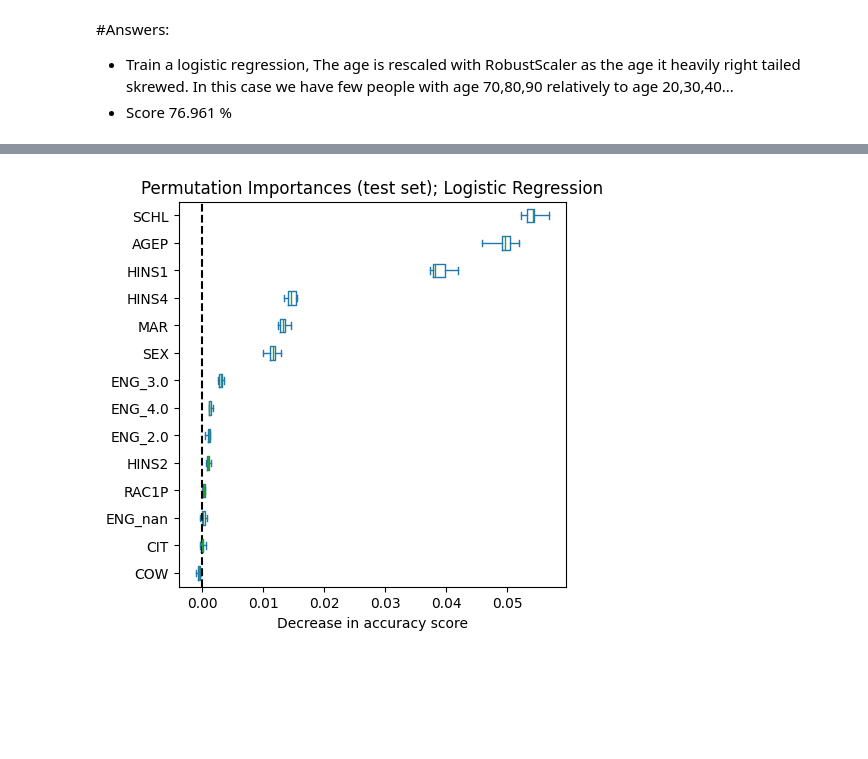
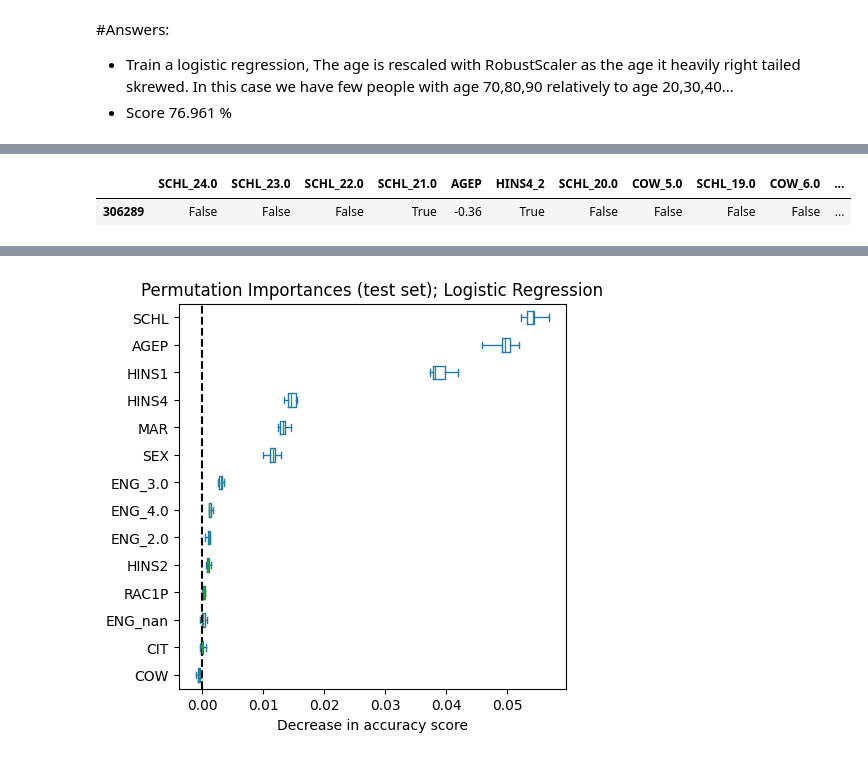
Before and after one commit to PHILIPWins/Algorithmic_Fairness, a Jupyter notebook: Assignment1/afae24-assignment-01-oleg - Philip.ipynb, the cells around one changed output, grey strips where cells are left out. Drawn from its saved outputs; the diff is of its cells as text; code cells hidden in the pictures; blank space fills up the shorter version.

```diff
--- a/Assignment1/afae24-assignment-01-oleg - Philip.ipynb
+++ b/Assignment1/afae24-assignment-01-oleg - Philip.ipynb
@@ -462,3 +472,8 @@ plt.show()
+# %%
+X_test.iloc[2:3,:][important_coefficients.index]
+# %% [output]
+|  | SCHL_24.0 | SCHL_23.0 | SCHL_22.0 | SCHL_21.0 | AGEP | HINS4_2 | SCHL_20.0 | COW_5.0 | SCHL_19.0 | COW_6.0 | ... |
+| 306289 | False | False | False | True | -0.36 | True | False | False | False | False | ... |
 # %%
 print("Real Value: ", y_test[2])
 print(LogR.predict_proba(X_test.iloc[2:3,:]))
```
Also changed, not shown: parts of 35 cells of this notebook.
